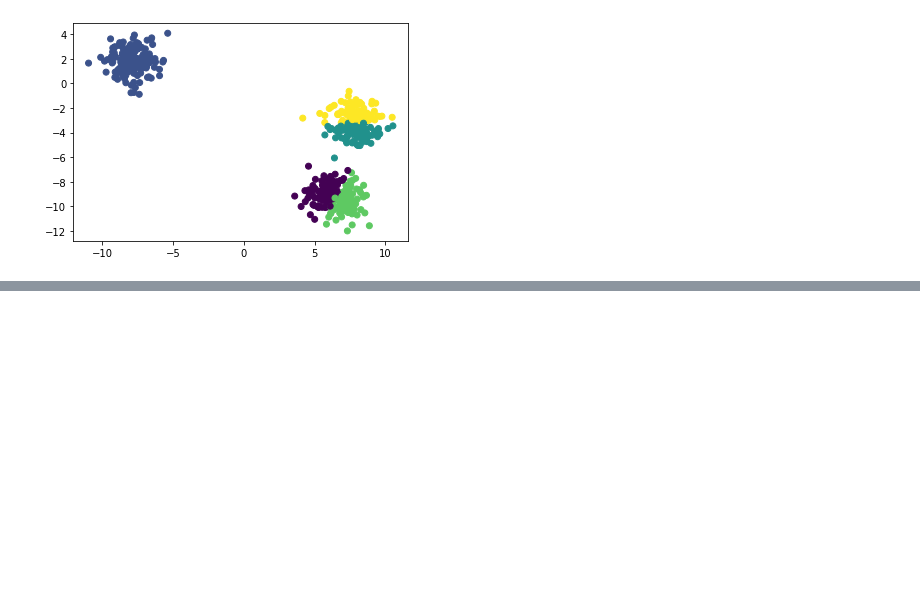
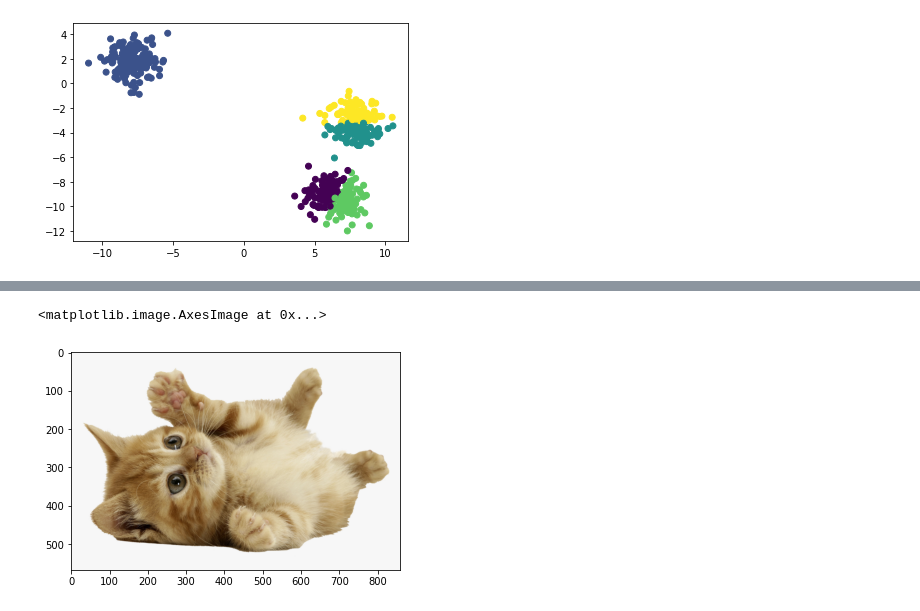
Before and after one commit to SupidchayaTangkidwanich/DWDM21, a Jupyter notebook: Chap8_Clustering.ipynb, the cells around one changed output, grey strips where cells are left out. Cells and saved outputs as stored; diff of their text form; code cells hidden in the pictures; blank space fills up the shorter version.

```diff
--- a/Chap8_Clustering.ipynb
+++ b/Chap8_Clustering.ipynb
@@ -115,0 +191,5 @@ plt.scatter(X[:,0],X[:,1],c=y_clust)
+# %%
+plt.imshow(RGB_img)
+# %% [output]
+<matplotlib.image.AxesImage at 0x...>
+[figure, added]
```
Also changed, not shown: parts of 20 cells of this notebook.
